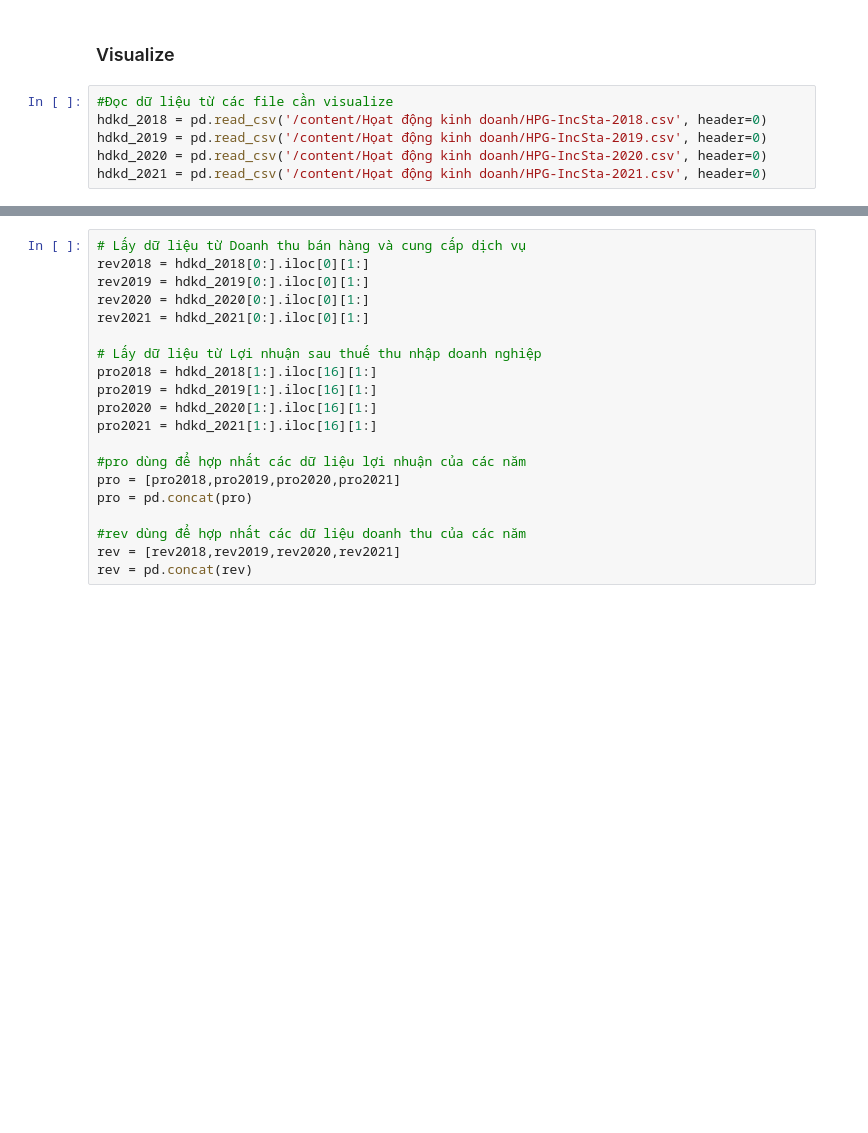
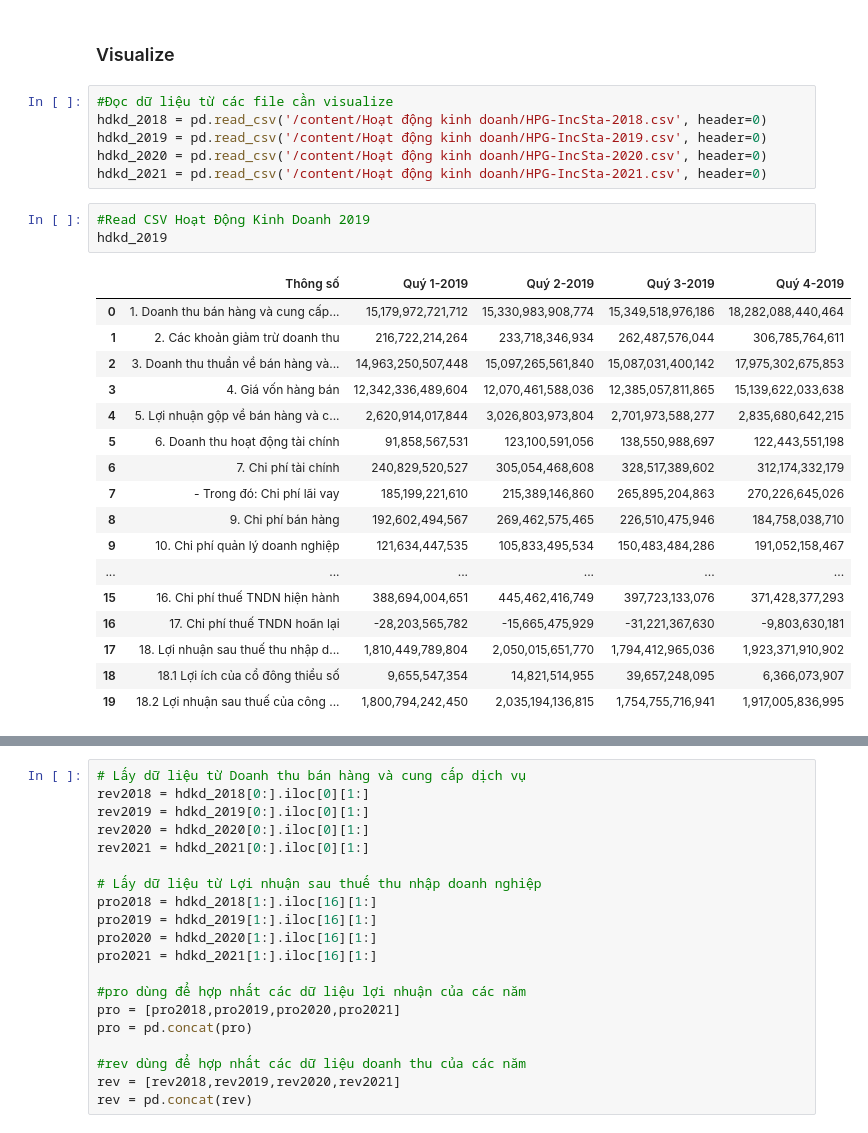
Before and after one commit to sangsinhisme/Data-Mining, a Jupyter notebook: Eclat & Crawl Data Stock.ipynb, the cells around one changed output, grey strips where cells are left out. Saved outputs shown, nothing was run; the diff lists cells and outputs as text; blank space fills up the shorter version.

```diff
--- a/Eclat & Crawl Data Stock.ipynb
+++ b/Eclat & Crawl Data Stock.ipynb
@@ -213,7 +276,28 @@ Done!
 ### Visualize
 # %%
 #Đọc dữ liệu từ các file cần visualize
-hdkd_2018 = pd.read_csv('/content/Họat động kinh doanh/HPG-IncSta-2018.csv', header=0)
-hdkd_2019 = pd.read_csv('/content/Họat động kinh doanh/HPG-IncSta-2019.csv', header=0)
-hdkd_2020 = pd.read_csv('/content/Họat động kinh doanh/HPG-IncSta-2020.csv', header=0)
-hdkd_2021 = pd.read_csv('/content/Họat động kinh doanh/HPG-IncSta-2021.csv', header=0)
+hdkd_2018 = pd.read_csv('/content/Hoạt động kinh doanh/HPG-IncSta-2018.csv', header=0)
+hdkd_2019 = pd.read_csv('/content/Hoạt động kinh doanh/HPG-IncSta-2019.csv', header=0)
+hdkd_2020 = pd.read_csv('/content/Hoạt động kinh doanh/HPG-IncSta-2020.csv', header=0)
+hdkd_2021 = pd.read_csv('/content/Hoạt động kinh doanh/HPG-IncSta-2021.csv', header=0)
+# %%
+#Read CSV Hoạt Động Kinh Doanh 2019
+hdkd_2019
+# %% [output]
+|  | Thông số | Quý 1-2019 | Quý 2-2019 | Quý 3-2019 | Quý 4-2019 |
+| 0 | 1. Doanh thu bán hàng và cung cấp... | 15,179,972,721,712 | 15,330,983,908,774 | 15,349,518,976,186 | 18,282,088,440,464 |
+| 1 | 2. Các khoản giảm trừ doanh thu | 216,722,214,264 | 233,718,346,934 | 262,487,576,044 | 306,785,764,611 |
+| 2 | 3. Doanh thu thuần về bán hàng và... | 14,963,250,507,448 | 15,097,265,561,840 | 15,087,031,400,142 | 17,975,302,675,853 |
+| 3 | 4. Giá vốn hàng bán | 12,342,336,489,604 | 12,070,461,588,036 | 12,385,057,811,865 | 15,139,622,033,638 |
+| 4 | 5. Lợi nhuận gộp về bán hàng và c... | 2,620,914,017,844 | 3,026,803,973,804 | 2,701,973,588,277 | 2,835,680,642,215 |
+| 5 | 6. Doanh thu hoạt động tài chính | 91,858,567,531 | 123,100,591,056 | 138,550,988,697 | 122,443,551,198 |
+| 6 | 7. Chi phí tài chính | 240,829,520,527 | 305,054,468,608 | 328,517,389,602 | 312,174,332,179 |
+| 7 | - Trong đó: Chi phí lãi vay | 185,199,221,610 | 215,389,146,860 | 265,895,204,863 | 270,226,645,026 |
+| 8 | 9. Chi phí bán hàng | 192,602,494,567 | 269,462,575,465 | 226,510,475,946 | 184,758,038,710 |
+| 9 | 10. Chi phí quản lý doanh nghiệp | 121,634,447,535 | 105,833,495,534 | 150,483,484,286 | 191,052,158,467 |
+| ... | ... | ... | ... | ... | ... |
+| 15 | 16. Chi phí thuế TNDN hiện hành | 388,694,004,651 | 445,462,416,749 | 397,723,133,076 | 371,428,377,293 |
+| 16 | 17. Chi phí thuế TNDN hoãn lại | -28,203,565,782 | -15,665,475,929 | -31,221,367,630 | -9,803,630,181 |
+| 17 | 18. Lợi nhuận sau thuế thu nhập d... | 1,810,449,789,804 | 2,050,015,651,770 | 1,794,412,965,036 | 1,923,371,910,902 |
+| 18 | 18.1 Lợi ích của cổ đông thiểu số | 9,655,547,354 | 14,821,514,955 | 39,657,248,095 | 6,366,073,907 |
+| 19 | 18.2 Lợi nhuận sau thuế của công ... | 1,800,794,242,450 | 2,035,194,136,815 | 1,754,755,716,941 | 1,917,005,836,995 |
```
Also changed, not shown: parts of 24 cells of this notebook.
